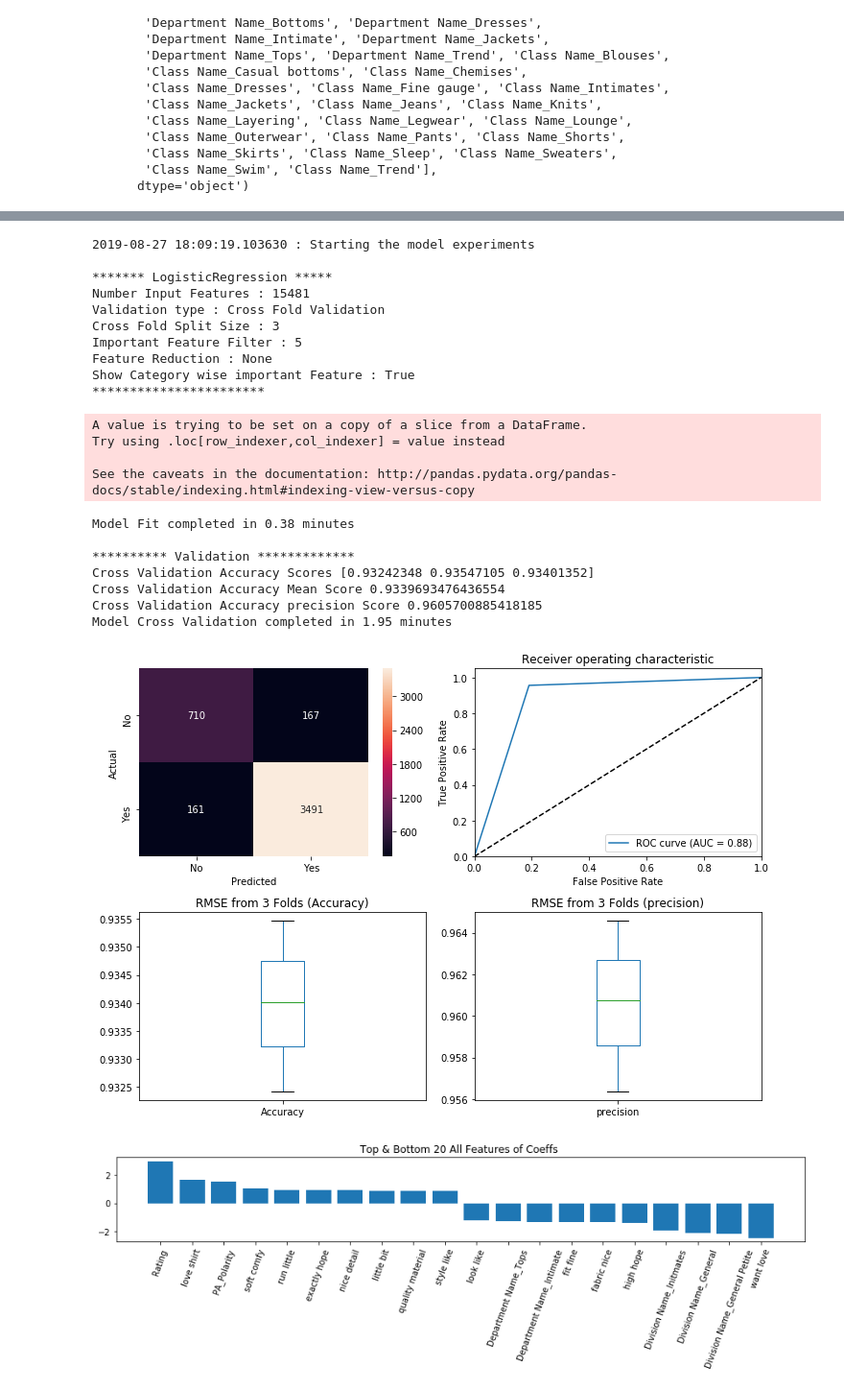
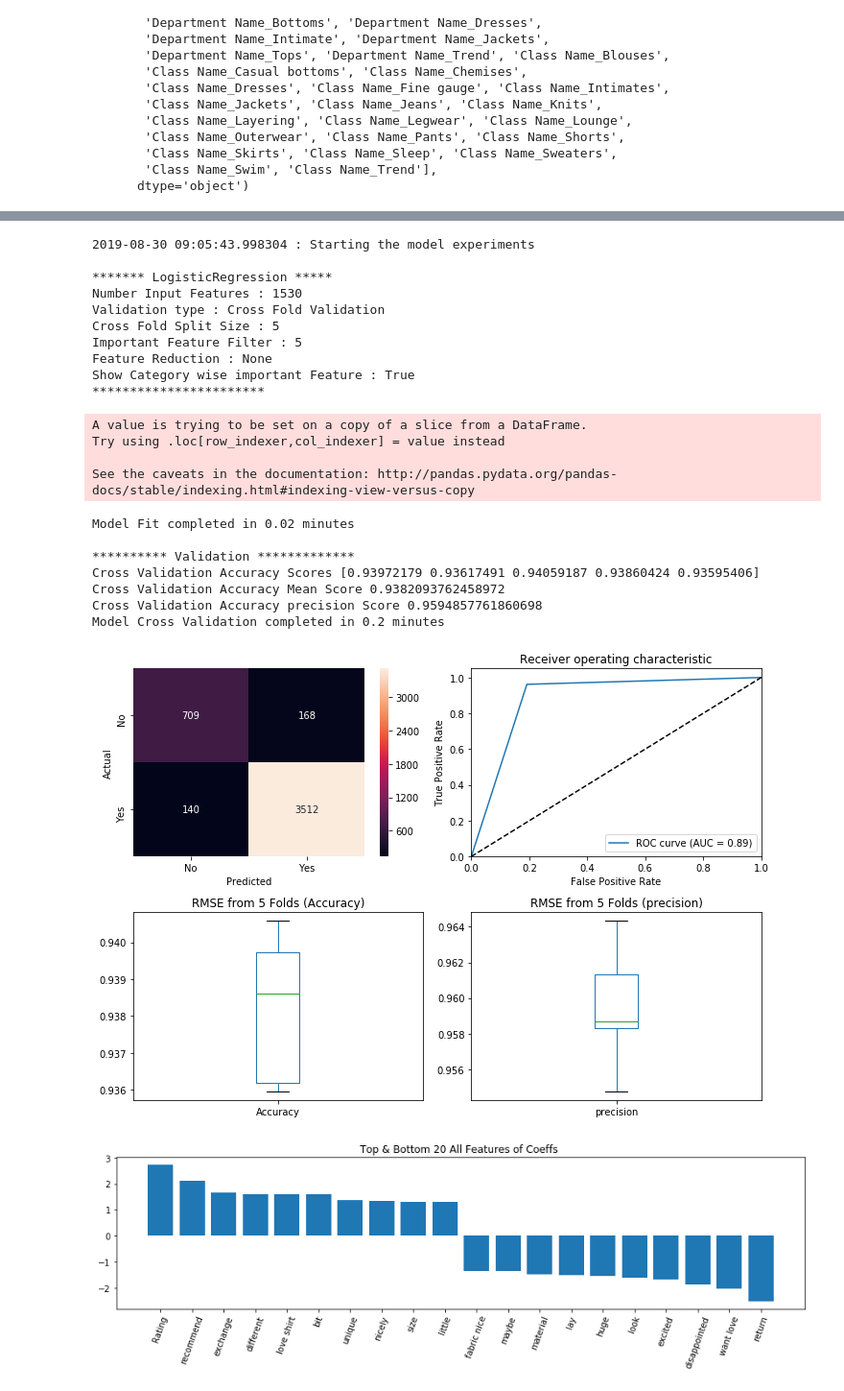
Before and after one commit to balag752/Ecommerce-clothing-recommendation-prediction, a Jupyter notebook: src/ModelBuilding-2gram.ipynb, the cells around one changed output, grey strips where cells are left out. Shown at 96% size. Saved outputs shown, nothing was run; the diff lists cells and outputs as text; code cells hidden in the pictures.

```diff
--- a/src/ModelBuilding-2gram.ipynb
+++ b/src/ModelBuilding-2gram.ipynb
@@ -89,7 +89,7 @@ Index(['Clothing ID', 'Age', 'Title', 'Review Text', 'Rating',
 df=df[((df.processed_Review_text.isna()==False) & (df.processed_Review_text.isnull()==False) & (df.processed_Review_text!=""))]
 # %%
 # TF IDF Conversion
-vectorizer = TfidfVectorizer(ngram_range=(2, 2), max_features=15448)
+vectorizer = TfidfVectorizer(ngram_range=(1, 2), max_features=1500)
 review_vectors = vectorizer.fit_transform(df["processed_Review_text"])
 features_df = pd.DataFrame(review_vectors.toarray(), columns = vectorizer.get_feature_names())
 review_columns= vectorizer.get_feature_names()
@@ -126,9 +120,17 @@ for (d,r),bucket in df.groupby(['Department Name','Recommended IND']):
 # %%
-df=df.drop(columns=['Clothing ID','Title','Division Name', 'Department Name', 'Class Name','Positive Feedback Count','Review Text','processed_Review_text'])
+df=df.drop(columns=['Clothing ID','Title','Division Name','Division Name_General',  'Department Name','Department Name_Dresses', 'Class Name','Class Name_Dresses','Positive Feedback Count','Review Text','processed_Review_text'])
 # %%
 InputFeature=df.columns.tolist()
 OutputFeature='Recommended IND'
 InputFeature.remove(OutputFeature)
+# %%
+ModelName=[]
+Modeldescription=[]
+TypeValidation=[]
+Metric=[]
+Score=[]
+ValidatedTime=[]
+FeatureReductionValue=[]
 # %%
 ## For Hyper parameter selection used Grid Search
 
@@ -234,7 +236,7 @@ def plot_roc_curves(fprs, tprs, names=[]):
     plt.legend(loc="lower right")
 #     plt.show()
 
-def validation(modelbest_estimator,InputFeatureData,OutputFeatureData, X_train, X_test, y_train, y_test, datetime_modelfit,nfolds):
+def validation(modelbest_estimator,InputFeatureData,OutputFeatureData, X_train, X_test, y_train, y_test, datetime_modelfit,nfolds, FeatureReduction, description):
     print(" ")
     print("********** Validation *************")
 
@@ -261,9 +263,10 @@ def validation(modelbest_estimator,InputFeatureData,OutputFeatureData, X_train,
     if nfolds<=1 :
         ## Holdout validation
         print('Accuracy Score : '+str(metrics.accuracy_score(y_test,y_pred )))
-        print('precision  : '+str(metrics.precision_score(y_test,y_pred )))
-        print('recall  : '+str(metrics.recall_score(y_test,y_pred )))
+        print('Precision  : '+str(metrics.precision_score(y_test,y_pred )))
         print('AUC  : '+str(metrics.roc_auc_score(y_test, y_pred)))
+        TypeValidation.append("HoldOut")
+        Score.append(metrics.precision_score(y_test,y_pred ))
     else:
         ## Cross fold Validation
 
@@ -281,10 +284,20 @@ def validation(modelbest_estimator,InputFeatureData,OutputFeatureData, X_train,
         pd.Series(scores).plot(kind="box", label="precision");
         plt.title('RMSE from '+str(nfolds)+' Folds (precision)')
 
+        TypeValidation.append("HoldOut")
+        Score.append(np.mean(scores, dtype=np.float64))
+
         datetime_cv=datetime.datetime.now()
         minutes_diff = round((datetime_cv - datetime_modelfit).total_seconds() / 60.0,2)
         print("Model Cross Validation completed in "+ str(minutes_diff) + " minutes ")
+
     plt.tight_layout()
+
+    ModelName.append(type(modelbest_estimator).__name__)
+    Modeldescription.append(description)
+    Metric.append("Precision")
+    FeatureReductionValue.append(FeatureReduction)
+    ValidatedTime.append(datetime.datetime.now())
     print(" ")
 
 def model_experiment(model,param_grid,df, InputFeaturecols,OutputFeaturecols, nfolds=[3,3], ImpFtrShow=10, Reviewonly=False, FeatureReduction="None"):
@@ -332,7 +345,7 @@ def model_experiment(model,param_grid,df, InputFeaturecols,OutputFeaturecols, nf
         datetime_modelfit=datetime.datetime.now()
         minutes_diff = round((datetime_modelfit - datetime_start).total_seconds() / 60.0,2)
         print("Model Fit completed in "+ str(minutes_diff) + " minutes ")
-        validation(modelbest_estimator,InputFeatureData,OutputFeatureData, X_train, X_test, y_train, y_test,datetime_modelfit, nfolds[1])
+        validation(modelbest_estimator,InputFeatureData,OutputFeatureData, X_train, X_test, y_train, y_test,datetime_modelfit, nfolds[1], FeatureReduction, Reviewonly)
 
     else:
         ## Experimenting model with different parameters
@@ -342,7 +355,7 @@ def model_experiment(model,param_grid,df, InputFeaturecols,OutputFeaturecols, nf
         minutes_diff = round((datetime_modelfit - datetime_start).total_seconds() / 60.0,2)
         print("Model GridSearch CV completed in "+ str(minutes_diff) + " minutes ")
 
-        validation(modelbest_estimator,InputFeatureData,OutputFeatureData, [],[],[],[],datetime_modelfit, nfolds[1])
+        validation(modelbest_estimator,InputFeatureData,OutputFeatureData, [],[],[],[],datetime_modelfit, nfolds[1], FeatureReduction,Reviewonly)
 
     if type(model).__name__ in ('LogisticRegression','MultinomialNB','RandomForestClassifier') and FeatureReduction=="None":
 
@@ -366,29 +379,29 @@ def model_experiment(model,param_grid,df, InputFeaturecols,OutputFeaturecols, nf
 # %%
 model=linear_model.LogisticRegression(n_jobs=1, solver='liblinear', C=1, penalty='l2', max_iter=1000)
 param_grid={}#{'C':[0.01,1,100,1000]}
 
-model_experiment(model=model,param_grid=param_grid,df=df, InputFeaturecols=InputFeature,OutputFeaturecols=OutputFeature, nfolds=[2,3], ImpFtrShow=5, Reviewonly=False,FeatureReduction="None")
+model_experiment(model=model,param_grid=param_grid,df=df, InputFeaturecols=InputFeature,OutputFeaturecols=OutputFeature, nfolds=[2,5], ImpFtrShow=5, Reviewonly=False,FeatureReduction="None")
 # %% [output]
-2019-08-27 18:09:19.103630 : Starting the model experiments
+2019-08-30 09:05:43.998304 : Starting the model experiments
 
 ******* LogisticRegression *****
-Number Input Features : 15481
+Number Input Features : 1530
 Validation type : Cross Fold Validation
-Cross Fold Split Size : 3
+Cross Fold Split Size : 5
 Important Feature Filter : 5
 Feature Reduction : None
 Show Category wise important Feature : True
 ***********************
 A value is trying to be set on a copy of a slice from a DataFrame.
 Try using .loc[row_indexer,col_indexer] = value instead
 
 See the caveats in the documentation: http://pandas.pydata.org/pandas-docs/stable/indexing.html#indexing-view-versus-copy
-Model Fit completed in 0.38 minutes
+Model Fit completed in 0.02 minutes
 
 ********** Validation *************
-Cross Validation Accuracy Scores [0.93242348 0.93547105 0.93401352]
-Cross Validation Accuracy Mean Score 0.9339693476436554
-Cross Validation Accuracy precision Score 0.9605700885418185
-Model Cross Validation completed in 1.95 minutes
+Cross Validation Accuracy Scores [0.93972179 0.93617491 0.94059187 0.93860424 0.93595406]
+Cross Validation Accuracy Mean Score 0.9382093762458972
+Cross Validation Accuracy precision Score 0.9594857761860698
+Model Cross Validation completed in 0.2 minutes
-[figure, old version]
+[figure, new version]
-[figure, old version]
+[figure, new version]
```
Also changed, not shown: parts of 14 cells of this notebook, 1 other file.
